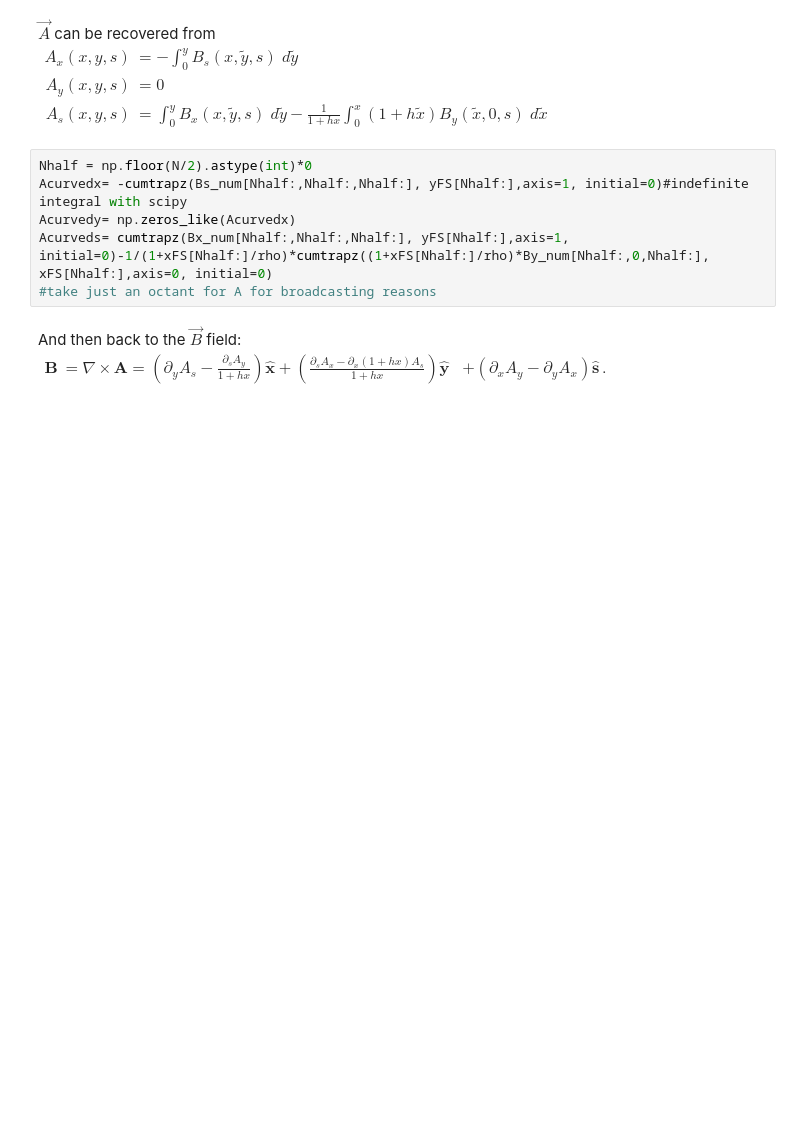
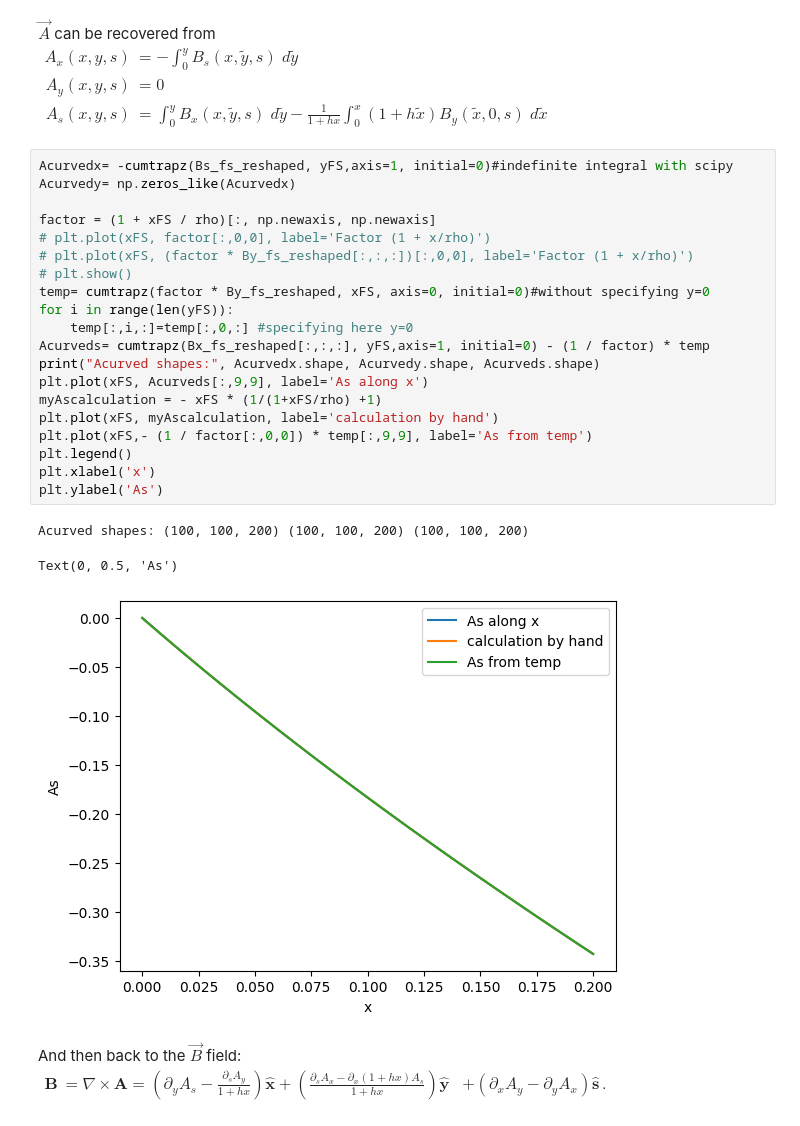
Before and after one commit to marcoliniF/bpmeth, a Jupyter notebook: preliminaryTrials/4.0straighttocurvedbyA_HA.ipynb, the cells around one changed output. Drawn from its saved outputs; the diff is of its cells as text; blank space fills up the shorter version.

```diff
--- a/preliminaryTrials/4.0straighttocurvedbyA_HA.ipynb
+++ b/preliminaryTrials/4.0straighttocurvedbyA_HA.ipynb
@@ -64,11 +89,29 @@ $
     A_s(x, y, s) &= \int_0^y B_x(x, \tilde{y}, s) \; d\tilde{y} - \frac{1}{1+hx} \int_0^x (1+h\tilde{x}) B_y(\tilde{x}, 0, s) \; d\tilde{x}
 \end{align}$
 # %%
-Nhalf = np.floor(N/2).astype(int)*0
-Acurvedx= -cumtrapz(Bs_num[Nhalf:,Nhalf:,Nhalf:], yFS[Nhalf:],axis=1, initial=0)#indefinite integral with scipy
+Acurvedx= -cumtrapz(Bs_fs_reshaped, yFS,axis=1, initial=0)#indefinite integral with scipy
 Acurvedy= np.zeros_like(Acurvedx)
-Acurveds= cumtrapz(Bx_num[Nhalf:,Nhalf:,Nhalf:], yFS[Nhalf:],axis=1, initial=0)-1/(1+xFS[Nhalf:]/rho)*cumtrapz((1+xFS[Nhalf:]/rho)*By_num[Nhalf:,0,Nhalf:], xFS[Nhalf:],axis=0, initial=0)
-#take just an octant for A for broadcasting reasons
+
+factor = (1 + xFS / rho)[:, np.newaxis, np.newaxis]
+# plt.plot(xFS, factor[:,0,0], label='Factor (1 + x/rho)')
+# plt.plot(xFS, (factor * By_fs_reshaped[:,:,:])[:,0,0], label='Factor (1 + x/rho)')
+# plt.show()
+temp= cumtrapz(factor * By_fs_reshaped, xFS, axis=0, initial=0)#without specifying y=0
+for i in range(len(yFS)):
+    temp[:,i,:]=temp[:,0,:] #specifying here y=0
+Acurveds= cumtrapz(Bx_fs_reshaped[:,:,:], yFS,axis=1, initial=0) - (1 / factor) * temp
+print("Acurved shapes:", Acurvedx.shape, Acurvedy.shape, Acurveds.shape)
+plt.plot(xFS, Acurveds[:,9,9], label='As along x')
+myAscalculation = - xFS * (1/(1+xFS/rho) +1)
+plt.plot(xFS, myAscalculation, label='calculation by hand')
+plt.plot(xFS,- (1 / factor[:,0,0]) * temp[:,9,9], label='As from temp')
+plt.legend()
+plt.xlabel('x')
+plt.ylabel('As')
+# %% [output]
+Acurved shapes: (100, 100, 200) (100, 100, 200) (100, 100, 200)
+Text(0, 0.5, 'As')
+[figure, added]
 # %% [markdown]
 And then back to the $\vec{B}$ field:\
 $ \begin{align}
```
Also changed, not shown: parts of 7 cells of this notebook, 4 other files.
